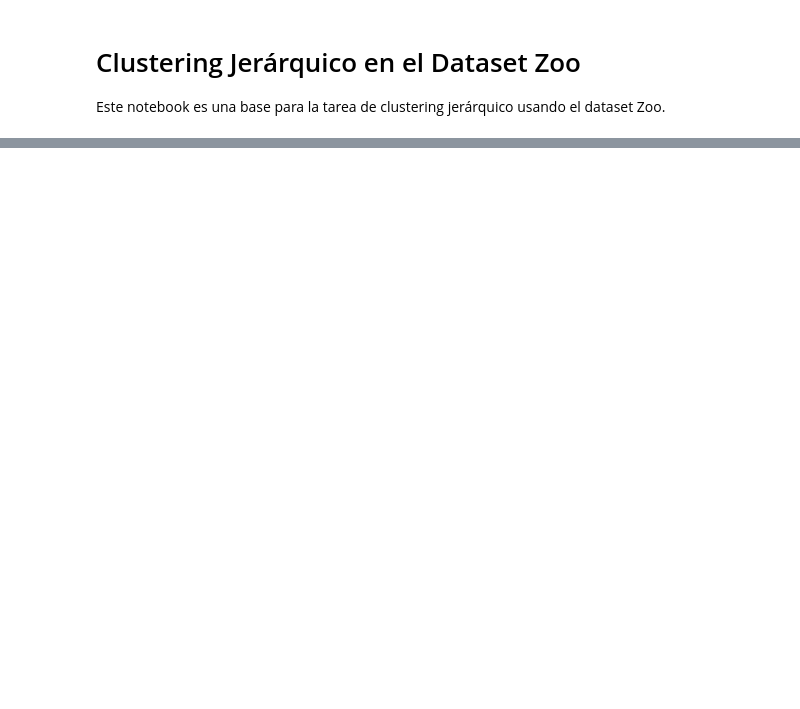
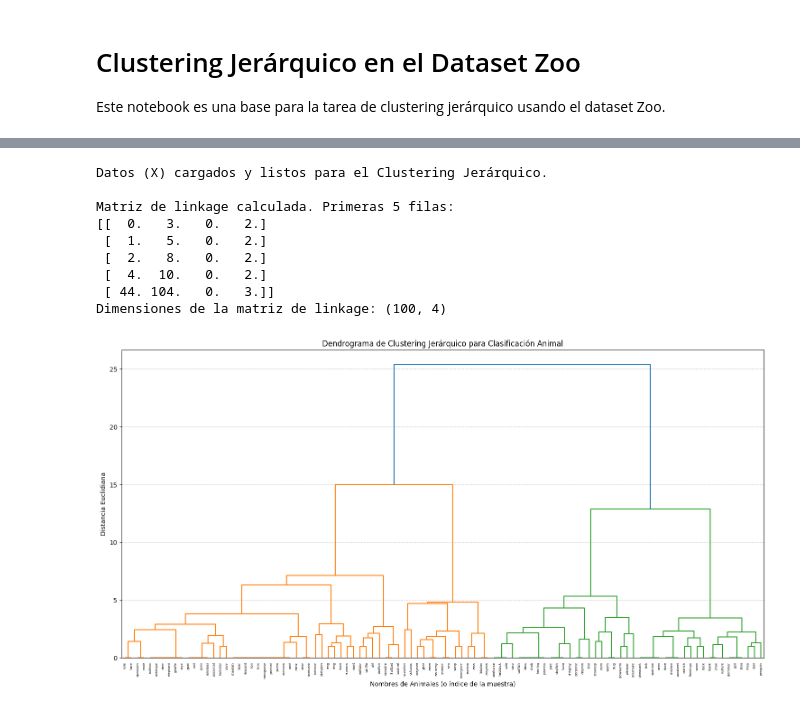
Before and after one commit to lavolamagik/zoo_clustering, a Jupyter notebook: Notebook_Tarea_Zoo_Clustering.ipynb, the cells around one changed output, grey strips where cells are left out. Drawn from its saved outputs; the diff is of its cells as text; code cells hidden in the pictures; blank space fills up the shorter version.

Commit message:
tarea dataset_zoo

```diff
--- a/Notebook_Tarea_Zoo_Clustering.ipynb
+++ b/Notebook_Tarea_Zoo_Clustering.ipynb
@@ -54,0 +109,77 @@ Escribe tu respuesta aquí.
+# %%
+# Paso 3: Clustering Jerárquico
+try:
+    df_class = pd.read_csv('class.csv')
+    df_zoo = pd.read_csv('zoo.csv')
+    df_merged = pd.merge(df_zoo, df_class, left_on='class_type', right_on='Class_Number', how='left')
+
+    # Definir X (características) de nuevo por si se ejecuta esta celda de forma independiente
+    X = df_merged.drop(columns=[
+        'animal_name',
+        'class_type',
+        'Class_Number',
+        'Number_Of_Animal_Species_In_Class',
+        'Class_Type',
+        'Animal_Names'
+    ])
+    y = df_merged['class_type']
+
+    print("Datos (X) cargados y listos para el Clustering Jerárquico.")
+
+except NameError:
+    print("Por favor, asegúrate de haber ejecutado el 'Paso 1: Cargar el dataset' y 'Paso 2: Preprocesamiento' primero.")
+except FileNotFoundError:
+    print("Error: Asegúrate de que 'class.csv' y 'zoo.csv' estén en la misma carpeta.")
+
+linked_matrix = linkage(X, method='ward')
+
+print("\nMatriz de linkage calculada. Primeras 5 filas:")
+print(linked_matrix[:5])
+print(f"Dimensiones de la matriz de linkage: {linked_matrix.shape}")
+
+
+# 2. Visualizar el dendrograma
+plt.figure(figsize=(15, 8))
+dendrogram(
+    linked_matrix,
+    orientation='top',
+    labels=df_merged['animal_name'].values,
+    distance_sort='descending',
+    show_leaf_counts=True
+)
+plt.title('Dendrograma de Clustering Jerárquico para Clasificación Animal')
+plt.xlabel('Nombres de Animales (o índice de la muestra)')
+plt.ylabel('Distancia Euclidiana')
+plt.grid(axis='y', linestyle='--', alpha=0.7)
+plt.tight_layout()
+plt.show()
+
+print("\nEl dendrograma se ha generado. Usa el dendrograma para decidir el número de clusters.")
+
+max_d = 4
+
+clusters_predicted = fcluster(linked_matrix, 7, criterion='maxclust') # Cortar para 7 clusters
+print(f"\nClusters asignados a cada animal (basado en 7 clusters):")
+print(clusters_predicted)
+print(f"Número de clusters encontrados: {len(set(clusters_predicted))}")
+
+# Añadir los clusters predichos al DataFrame fusionado para comparación
+df_merged['predicted_cluster_hac'] = clusters_predicted
+
+print("\nPrimeras 5 filas del dataset fusionado con los clusters jerárquicos predichos:")
+print(df_merged[['animal_name', 'class_type', 'Class_Type', 'predicted_cluster_hac']].head())
+
+
+print("\nComparación de Clusters Jerárquicos Predichos vs. Clases Reales:")
+print(pd.crosstab(df_merged['class_type'], df_merged['predicted_cluster_hac']))
+# %% [output]
+Datos (X) cargados y listos para el Clustering Jerárquico.
+
+Matriz de linkage calculada. Primeras 5 filas:
+[[  0.   3.   0.   2.]
+ [  1.   5.   0.   2.]
+ [  2.   8.   0.   2.]
+ [  4.  10.   0.   2.]
+ [ 44. 104.   0.   3.]]
+Dimensiones de la matriz de linkage: (100, 4)
+[figure, added]
```
Also changed, not shown: parts of 23 cells of this notebook.
